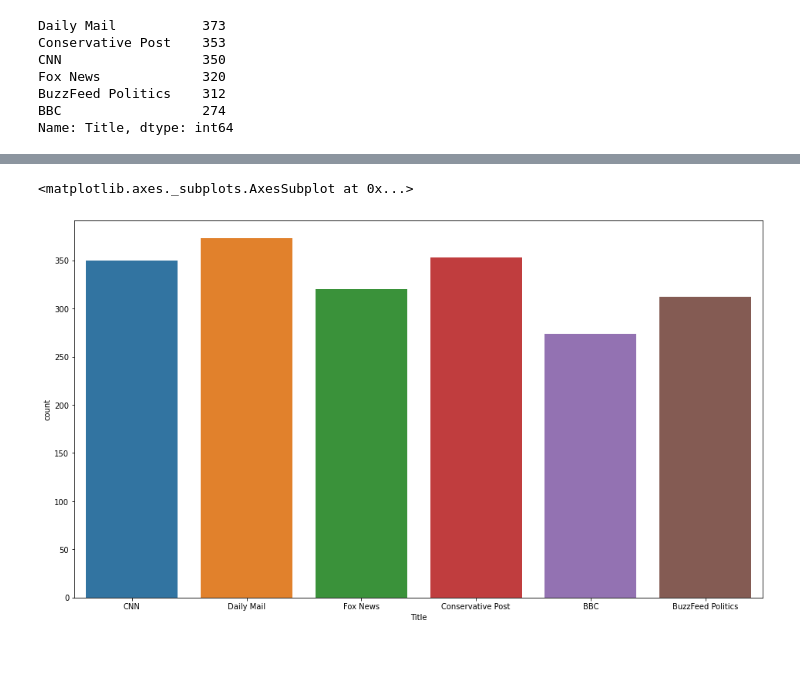
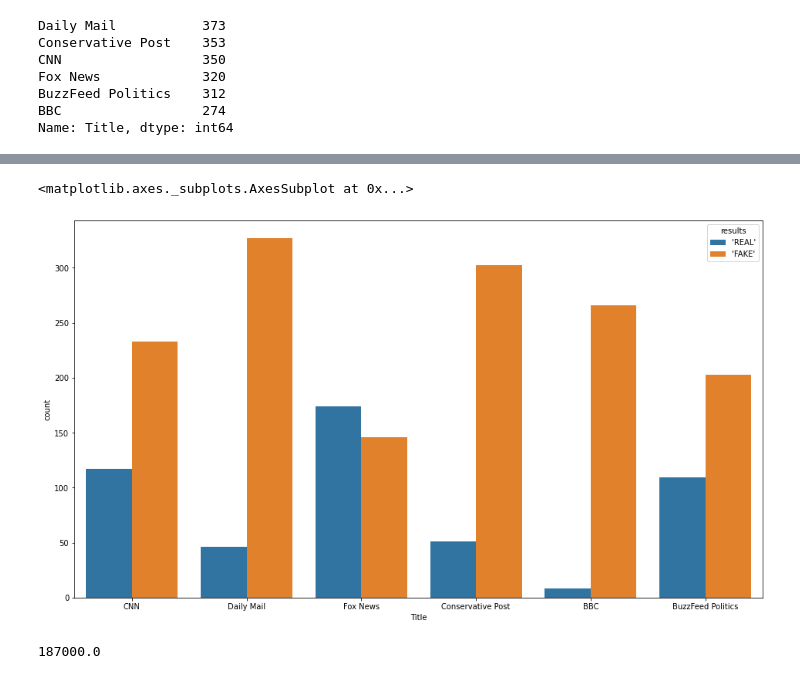
Before and after one commit to aliciasply/Final-Project, a Jupyter notebook: Code/Final-Visualization-Data-Cleaning-Alicia .ipynb, the cells around one changed output, grey strips where cells are left out. Saved outputs shown, nothing was run; the diff lists cells and outputs as text; code cells hidden in the pictures.

Commit message:
update visualizations

```diff
--- a/Code/Final-Visualization-Data-Cleaning-Alicia .ipynb
+++ b/Code/Final-Visualization-Data-Cleaning-Alicia .ipynb
@@ -196,10 +226,18 @@ Name: Title, dtype: int64
 # %%
+# Summary of real/fake news from various news sources
 plt.figure(figsize=(16,9))
-sns.countplot(x="Title", data=all_cleaned_news)
+sns.countplot(x="Title", hue="results", data=all_cleaned_news)
 # %% [output]
 <matplotlib.axes._subplots.AxesSubplot at 0x...>
-[figure, old version]
+[figure, new version]
 # %%
 # How many fake news based on varies News title/channel
 # whats the max amount of share/like/comment post for fake news
 # whats the max amount of share/like/comment post for real news
+# %%
+
+
+test12 = all_cleaned_news['Facebook_likes'].max()
+test12
+# %% [output]
+187000.0
```
Also changed, not shown: parts of 4 cells of this notebook, 1 other file.
